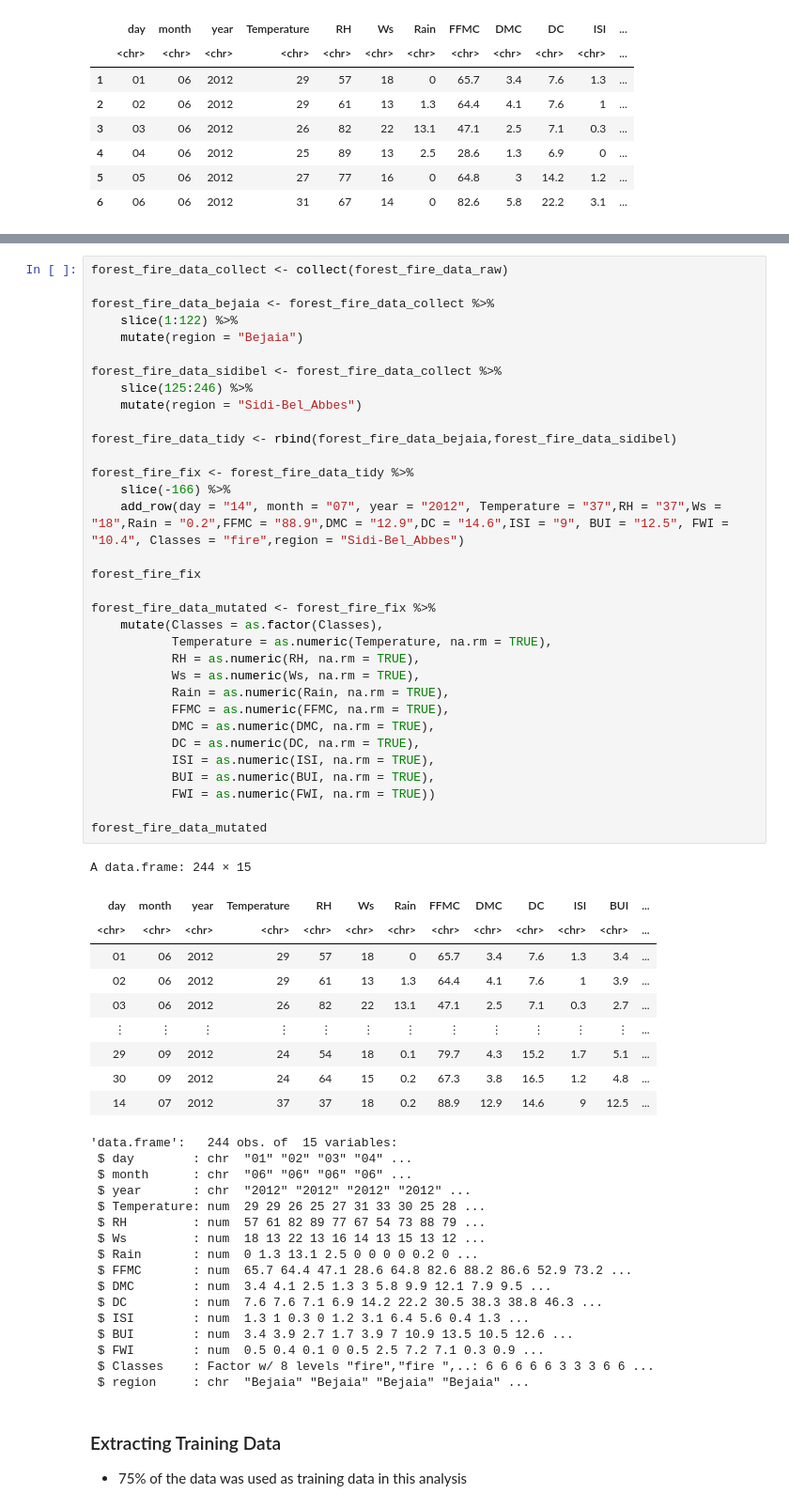
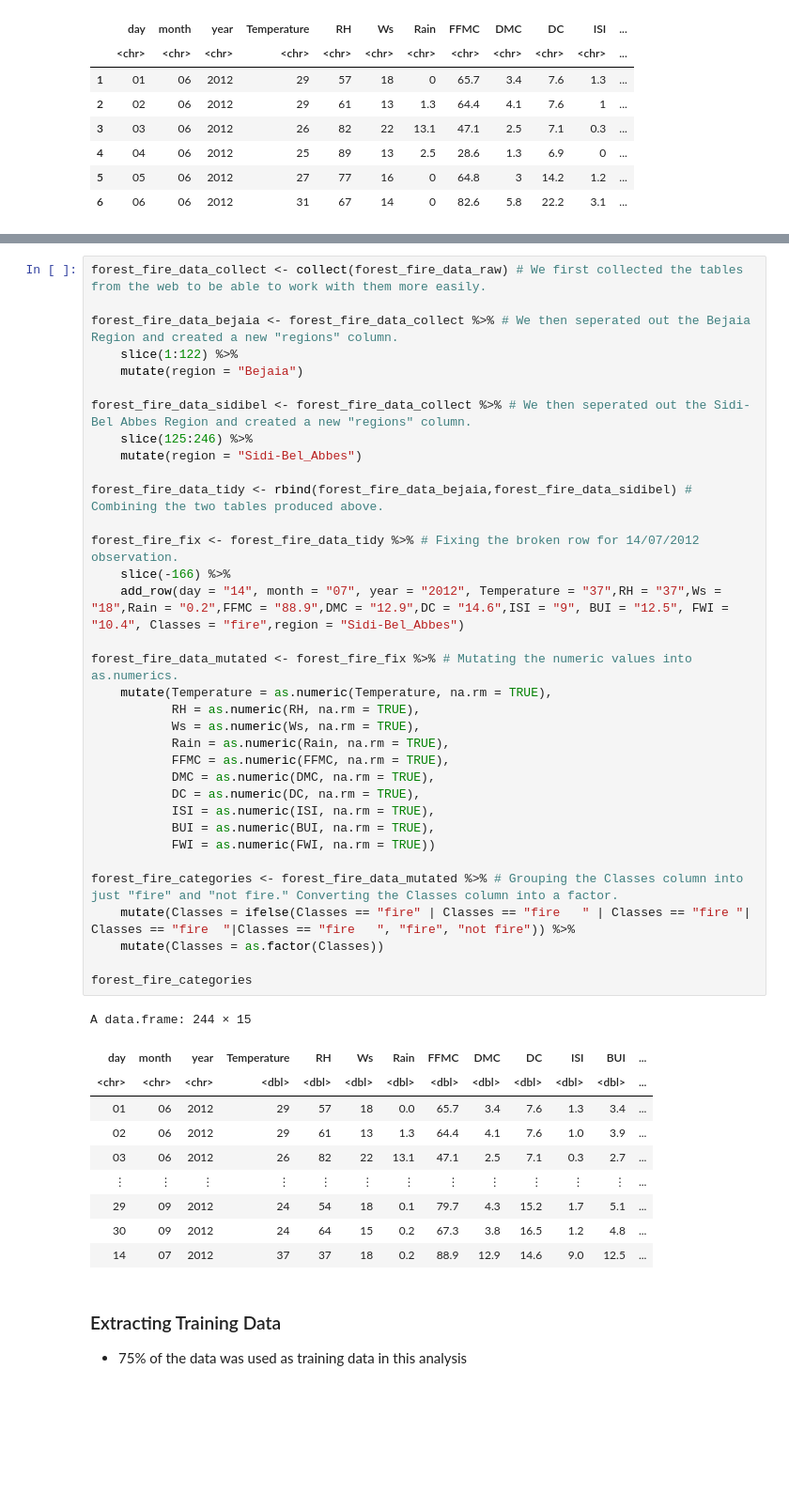
Before and after one commit to Soneif/dsci100-project, a Jupyter notebook: project-proposal.ipynb, the cells around one changed output, grey strips where cells are left out. Shown at 94% size. Drawn from its saved outputs; the diff is of its cells as text; blank space fills up the shorter version.

```diff
--- a/project-proposal.ipynb
+++ b/project-proposal.ipynb
@@ -59,63 +59,48 @@ Here is what the column headings mean:
 # %%
-forest_fire_data_collect <- collect(forest_fire_data_raw)
+forest_fire_data_collect <- collect(forest_fire_data_raw) # We first collected the tables from the web to be able to work with them more easily.
 
-forest_fire_data_bejaia <- forest_fire_data_collect %>%
+forest_fire_data_bejaia <- forest_fire_data_collect %>% # We then seperated out the Bejaia Region and created a new "regions" column.
     slice(1:122) %>%
     mutate(region = "Bejaia")
 
-forest_fire_data_sidibel <- forest_fire_data_collect %>%
+forest_fire_data_sidibel <- forest_fire_data_collect %>% # We then seperated out the Sidi-Bel Abbes Region and created a new "regions" column.
     slice(125:246) %>%
     mutate(region = "Sidi-Bel_Abbes")
 
-forest_fire_data_tidy <- rbind(forest_fire_data_bejaia,forest_fire_data_sidibel)
+forest_fire_data_tidy <- rbind(forest_fire_data_bejaia,forest_fire_data_sidibel) # Combining the two tables produced above.
 
-forest_fire_fix <- forest_fire_data_tidy %>%
+forest_fire_fix <- forest_fire_data_tidy %>% # Fixing the broken row for 14/07/2012 observation.
     slice(-166) %>%
     add_row(day = "14", month = "07", year = "2012", Temperature = "37",RH = "37",Ws = "18",Rain = "0.2",FFMC = "88.9",DMC = "12.9",DC = "14.6",ISI = "9", BUI = "12.5", FWI = "10.4", Classes = "fire",region = "Sidi-Bel_Abbes")
 
-forest_fire_fix
-
-forest_fire_data_mutated <- forest_fire_fix %>%
-    mutate(Classes = as.factor(Classes),
-           Temperature = as.numeric(Temperature, na.rm = TRUE),
+forest_fire_data_mutated <- forest_fire_fix %>% # Mutating the numeric values into as.numerics.
+    mutate(Temperature = as.numeric(Temperature, na.rm = TRUE),
            RH = as.numeric(RH, na.rm = TRUE),
            Ws = as.numeric(Ws, na.rm = TRUE),
            Rain = as.numeric(Rain, na.rm = TRUE),
            FFMC = as.numeric(FFMC, na.rm = TRUE),
            DMC = as.numeric(DMC, na.rm = TRUE),
            DC = as.numeric(DC, na.rm = TRUE),
            ISI = as.numeric(ISI, na.rm = TRUE),
            BUI = as.numeric(BUI, na.rm = TRUE),
            FWI = as.numeric(FWI, na.rm = TRUE))
 
-forest_fire_data_mutated
+forest_fire_categories <- forest_fire_data_mutated %>% # Grouping the Classes column into just "fire" and "not fire." Converting the Classes column into a factor.
+    mutate(Classes = ifelse(Classes == "fire" | Classes == "fire   " | Classes == "fire "| Classes == "fire  "|Classes == "fire   ", "fire", "not fire")) %>%
+    mutate(Classes = as.factor(Classes))
+
+forest_fire_categories
 # %% [output]
 A data.frame: 244 × 15
 | day | month | year | Temperature | RH | Ws | Rain | FFMC | DMC | DC | ISI | BUI | ... |
-| <chr> | <chr> | <chr> | <chr> | <chr> | <chr> | <chr> | <chr> | <chr> | <chr> | <chr> | <chr> | ... |
-| 01 | 06 | 2012 | 29 | 57 | 18 | 0 | 65.7 | 3.4 | 7.6 | 1.3 | 3.4 | ... |
-| 02 | 06 | 2012 | 29 | 61 | 13 | 1.3 | 64.4 | 4.1 | 7.6 | 1 | 3.9 | ... |
+| <chr> | <chr> | <chr> | <dbl> | <dbl> | <dbl> | <dbl> | <dbl> | <dbl> | <dbl> | <dbl> | <dbl> | ... |
+| 01 | 06 | 2012 | 29 | 57 | 18 | 0.0 | 65.7 | 3.4 | 7.6 | 1.3 | 3.4 | ... |
+| 02 | 06 | 2012 | 29 | 61 | 13 | 1.3 | 64.4 | 4.1 | 7.6 | 1.0 | 3.9 | ... |
 | 03 | 06 | 2012 | 26 | 82 | 22 | 13.1 | 47.1 | 2.5 | 7.1 | 0.3 | 2.7 | ... |
 | ⋮ | ⋮ | ⋮ | ⋮ | ⋮ | ⋮ | ⋮ | ⋮ | ⋮ | ⋮ | ⋮ | ⋮ | ... |
 | 29 | 09 | 2012 | 24 | 54 | 18 | 0.1 | 79.7 | 4.3 | 15.2 | 1.7 | 5.1 | ... |
 | 30 | 09 | 2012 | 24 | 64 | 15 | 0.2 | 67.3 | 3.8 | 16.5 | 1.2 | 4.8 | ... |
-| 14 | 07 | 2012 | 37 | 37 | 18 | 0.2 | 88.9 | 12.9 | 14.6 | 9 | 12.5 | ... |
+| 14 | 07 | 2012 | 37 | 37 | 18 | 0.2 | 88.9 | 12.9 | 14.6 | 9.0 | 12.5 | ... |
-'data.frame':   244 obs. of  15 variables:
- $ day        : chr  "01" "02" "03" "04" ...
- $ month      : chr  "06" "06" "06" "06" ...
- $ year       : chr  "2012" "2012" "2012" "2012" ...
- $ Temperature: num  29 29 26 25 27 31 33 30 25 28 ...
- $ RH         : num  57 61 82 89 77 67 54 73 88 79 ...
- $ Ws         : num  18 13 22 13 16 14 13 15 13 12 ...
- $ Rain       : num  0 1.3 13.1 2.5 0 0 0 0 0.2 0 ...
- $ FFMC       : num  65.7 64.4 47.1 28.6 64.8 82.6 88.2 86.6 52.9 73.2 ...
- $ DMC        : num  3.4 4.1 2.5 1.3 3 5.8 9.9 12.1 7.9 9.5 ...
- $ DC         : num  7.6 7.6 7.1 6.9 14.2 22.2 30.5 38.3 38.8 46.3 ...
- $ ISI        : num  1.3 1 0.3 0 1.2 3.1 6.4 5.6 0.4 1.3 ...
- $ BUI        : num  3.4 3.9 2.7 1.7 3.9 7 10.9 13.5 10.5 12.6 ...
- $ FWI        : num  0.5 0.4 0.1 0 0.5 2.5 7.2 7.1 0.3 0.9 ...
- $ Classes    : Factor w/ 8 levels "fire","fire ",..: 6 6 6 6 6 3 3 3 6 6 ...
- $ region     : chr  "Bejaia" "Bejaia" "Bejaia" "Bejaia" ...
 # %% [markdown]
 ### Extracting Training Data
 * 75% of the data was used as training data in this analysis
```
Also changed, not shown: parts of 5 cells of this notebook.
